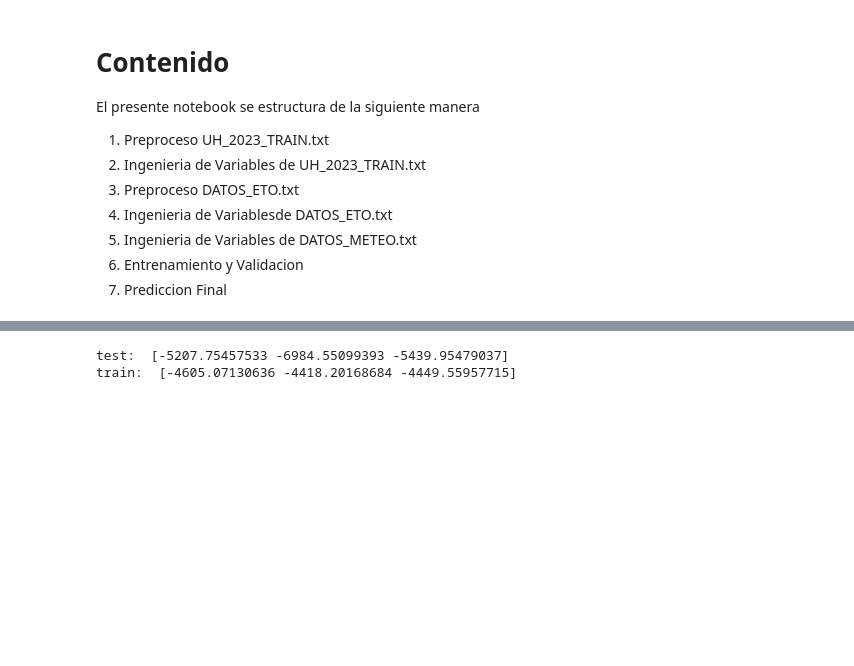
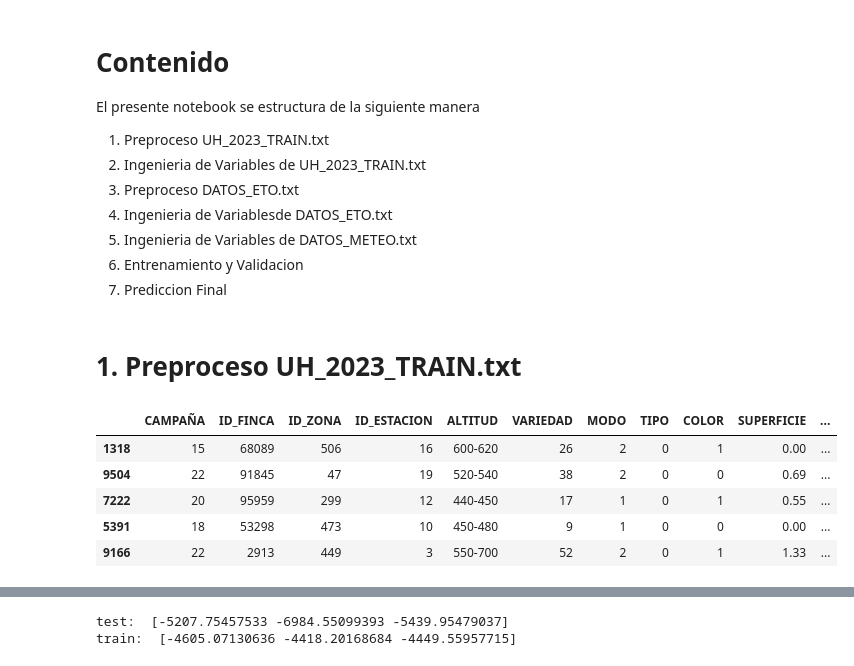
Before and after one commit to vitostamatti/datathon-cajamar-malbecs, a Jupyter notebook: notebooks/02-Prediccion-Malbecs.ipynb, the cells around one changed output, grey strips where cells are left out. Saved outputs shown, nothing was run; the diff lists cells and outputs as text; code cells hidden in the pictures; blank space fills up the shorter version.

```diff
--- a/notebooks/02-Prediccion-Malbecs.ipynb
+++ b/notebooks/02-Prediccion-Malbecs.ipynb
@@ -25,3 +25,30 @@ El presente notebook se estructura de la siguiente manera
 5. Ingenieria de Variables de DATOS_METEO.txt
 6. Entrenamiento y Validacion
 7. Prediccion Final
+# %% [markdown]
+# 1. Preproceso UH_2023_TRAIN.txt
+# %%
+import pandas as pd
+pd.options.display.float_format = '{:.2f}'.format
+pd.set_option('display.max_colwidth', None)
+pd.set_option('display.max_columns', None)
+
+
+from malbecs.preprocess import wine as wine_pr
+from malbecs.feateng import wine as wine_fe
+
+seed = 42
+raw_wine_path = "../data/raw/UH_2023_TRAIN.txt"
+pro_wine_path = "../data/processed/wine_pro.csv"
+final_wine_path = "../data/final/wine_final.csv"
+# %%
+# carga de datos
+wine_data = wine_pr.load_wine_dataset(raw_wine_path)
+wine_data.sample(5, random_state=seed)
+# %% [output]
+|  | CAMPAÑA | ID_FINCA | ID_ZONA | ID_ESTACION | ALTITUD | VARIEDAD | MODO | TIPO | COLOR | SUPERFICIE | ... |
+| 1318 | 15 | 68089 | 506 | 16 | 600-620 | 26 | 2 | 0 | 1 | 0.00 | ... |
+| 9504 | 22 | 91845 | 47 | 19 | 520-540 | 38 | 2 | 0 | 0 | 0.69 | ... |
+| 7222 | 20 | 95959 | 299 | 12 | 440-450 | 17 | 1 | 0 | 1 | 0.55 | ... |
+| 5391 | 18 | 53298 | 473 | 10 | 450-480 | 9 | 1 | 0 | 0 | 0.00 | ... |
+| 9166 | 22 | 2913 | 449 | 3 | 550-700 | 52 | 2 | 0 | 1 | 1.33 | ... |
```
Also changed, not shown: parts of 43 cells of this notebook, 3 other files.
